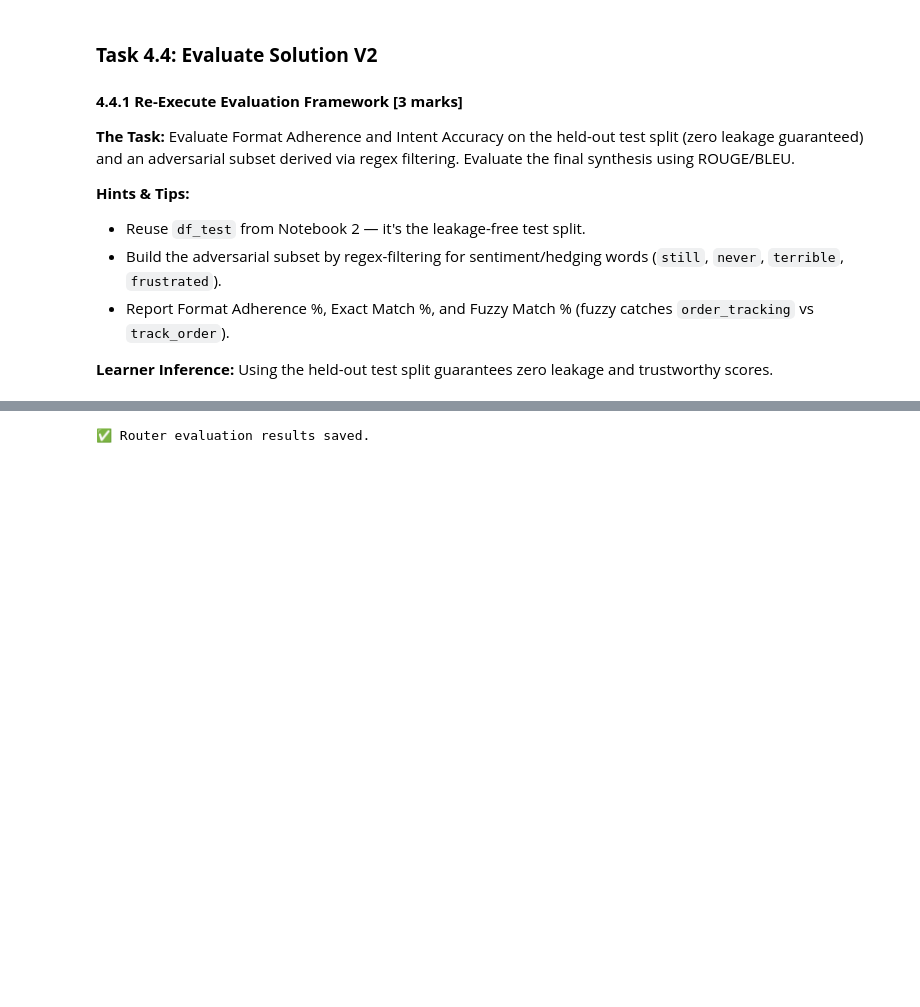
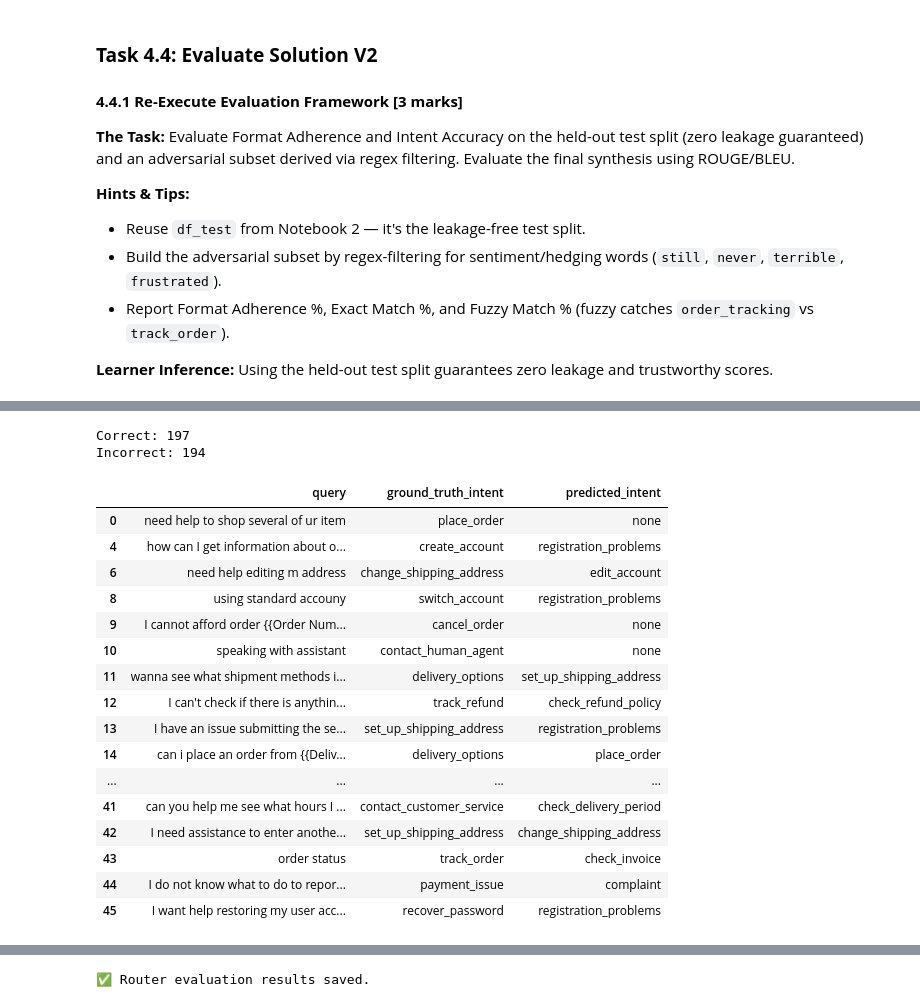
Before and after one commit to ssprajapati2021/Hybrid-RAG-Fine-Tuning, a Jupyter notebook: notebook/Solution_V2_FineTuned_RAG_Evaluation.ipynb, the cells around one changed output, grey strips where cells are left out. Cells and saved outputs as stored; diff of their text form; code cells hidden in the pictures; blank space fills up the shorter version.

Commit message:
saving notebook with final report task

```diff
--- a/notebook/Solution_V2_FineTuned_RAG_Evaluation.ipynb
+++ b/notebook/Solution_V2_FineTuned_RAG_Evaluation.ipynb
@@ -453,3 +539,44 @@ Print First 5 records from df_test:
+# %%
+correct = router_results[
+    router_results["ground_truth_intent"] ==
+    router_results["predicted_intent"]
+]
+
+incorrect = router_results[
+    router_results["ground_truth_intent"] !=
+    router_results["predicted_intent"]
+]
+
+print(f"Correct: {len(correct)}")
+print(f"Incorrect: {len(incorrect)}")
+
+incorrect[
+    [
+        "query",
+        "ground_truth_intent",
+        "predicted_intent"
+    ]
+].head(30)
+# %% [output]
+Correct: 197
+Incorrect: 194
+|  | query | ground_truth_intent | predicted_intent |
+| 0 | need help to shop several of ur item | place_order | none |
+| 4 | how can I get information about o... | create_account | registration_problems |
+| 6 | need help editing m address | change_shipping_address | edit_account |
+| 8 | using standard accouny | switch_account | registration_problems |
+| 9 | I cannot afford order {{Order Num... | cancel_order | none |
+| 10 | speaking with assistant | contact_human_agent | none |
+| 11 | wanna see what shipment methods i... | delivery_options | set_up_shipping_address |
+| 12 | I can't check if there is anythin... | track_refund | check_refund_policy |
+| 13 | I have an issue submitting the se... | set_up_shipping_address | registration_problems |
+| 14 | can i place an order from {{Deliv... | delivery_options | place_order |
+| ... | ... | ... | ... |
+| 41 | can you help me see what hours I ... | contact_customer_service | check_delivery_period |
+| 42 | I need assistance to enter anothe... | set_up_shipping_address | change_shipping_address |
+| 43 | order status | track_order | check_invoice |
+| 44 | I do not know what to do to repor... | payment_issue | complaint |
+| 45 | I want help restoring my user acc... | recover_password | registration_problems |
 # %%
 # Format Adherence
 format_adherence = (
```
Also changed, not shown: parts of 30 cells of this notebook.
